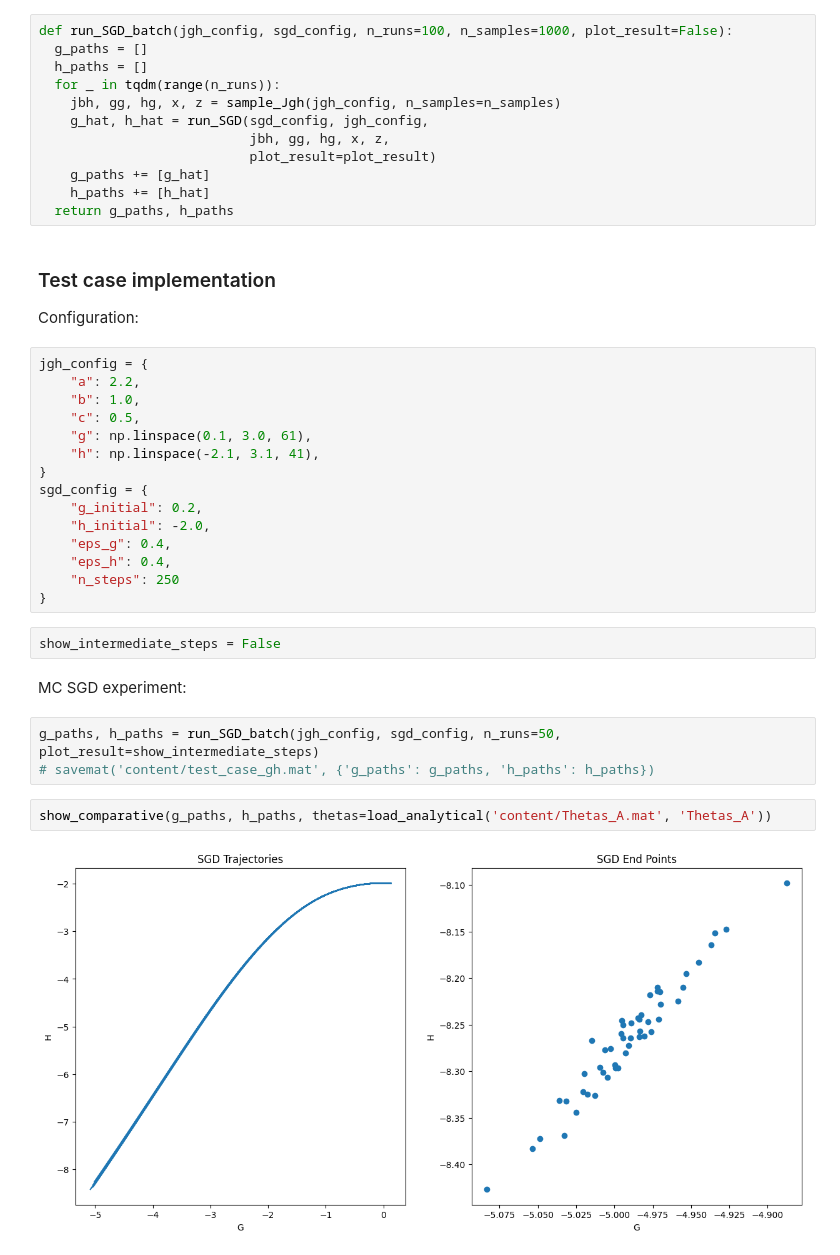
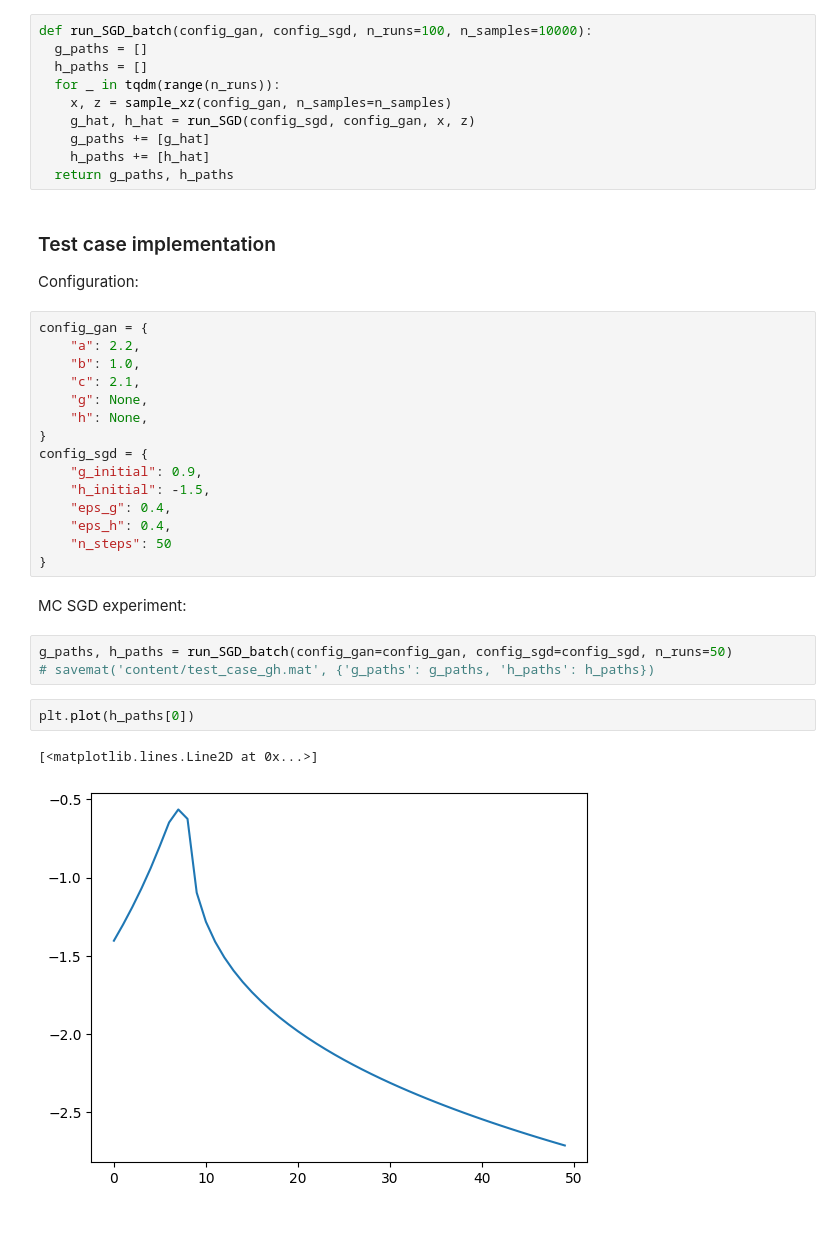
Before and after one commit to BandGapAI/gan-1d-least-squares, a Jupyter notebook: numerical_simulation.ipynb, the cells around one changed output. Cells and saved outputs as stored; diff of their text form; blank space fills up the shorter version.

```diff
--- a/numerical_simulation.ipynb
+++ b/numerical_simulation.ipynb
@@ -142,13 +121,11 @@ def run_SGD(config_sgd, config_jbh, jbh_surface, gg, hg, x, z, plot_result=True)
   return g_path, h_path
 # %%
-def run_SGD_batch(jgh_config, sgd_config, n_runs=100, n_samples=1000, plot_result=False):
+def run_SGD_batch(config_gan, config_sgd, n_runs=100, n_samples=10000):
   g_paths = []
   h_paths = []
   for _ in tqdm(range(n_runs)):
-    jbh, gg, hg, x, z = sample_Jgh(jgh_config, n_samples=n_samples)
-    g_hat, h_hat = run_SGD(sgd_config, jgh_config,
-                           jbh, gg, hg, x, z,
-                           plot_result=plot_result)
+    x, z = sample_xz(config_gan, n_samples=n_samples)
+    g_hat, h_hat = run_SGD(config_sgd, config_gan, x, z)
     g_paths += [g_hat]
     h_paths += [h_hat]
   return g_paths, h_paths
@@ -156,28 +133,27 @@ def run_SGD_batch(jgh_config, sgd_config, n_runs=100, n_samples=1000, plot_resul
 ### Test case implementation
 Configuration:
 # %%
-jgh_config = {
+config_gan = {
     "a": 2.2,
     "b": 1.0,
-    "c": 0.5,
-    "g": np.linspace(0.1, 3.0, 61),
-    "h": np.linspace(-2.1, 3.1, 41),
+    "c": 2.1,
+    "g": None,
+    "h": None,
 }
-sgd_config = {
-    "g_initial": 0.2,
-    "h_initial": -2.0,
+config_sgd = {
+    "g_initial": 0.9,
+    "h_initial": -1.5,
     "eps_g": 0.4,
     "eps_h": 0.4,
-    "n_steps": 250
+    "n_steps": 50
 }
-# %%
-show_intermediate_steps = False
 # %% [markdown]
 MC SGD experiment:
 # %%
-g_paths, h_paths = run_SGD_batch(jgh_config, sgd_config, n_runs=50, plot_result=show_intermediate_steps)
+g_paths, h_paths = run_SGD_batch(config_gan=config_gan, config_sgd=config_sgd, n_runs=50)
 # savemat('content/test_case_gh.mat', {'g_paths': g_paths, 'h_paths': h_paths})
-# %%
-show_comparative(g_paths, h_paths, thetas=load_analytical('content/Thetas_A.mat', 'Thetas_A'))
-# %% [output]
-[figure, removed]
+# %%
+plt.plot(h_paths[0])
+# %% [output]
+[<matplotlib.lines.Line2D at 0x...>]
+[figure, added]
```
Also changed, not shown: parts of 2 cells of this notebook, 1 other file.
